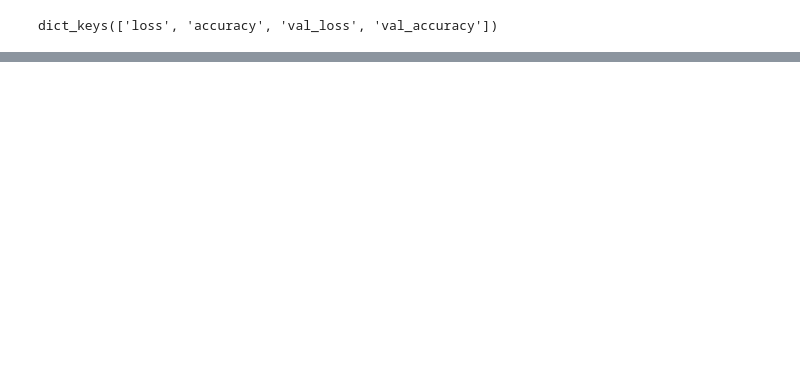
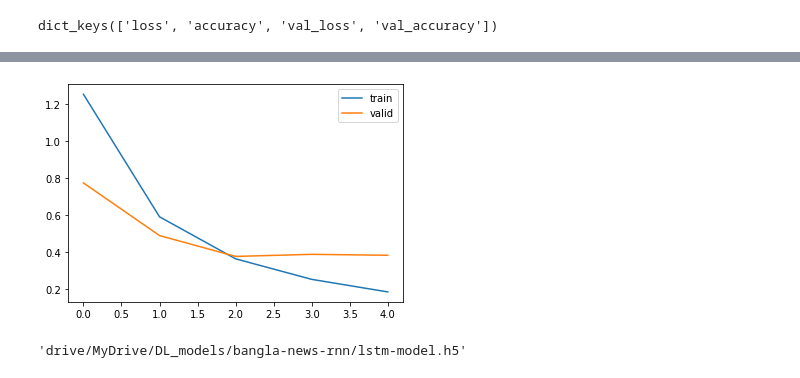
Before and after one commit to afs-chowdhury/nlp_rnn, a Jupyter notebook: bangla_news_classification.ipynb, the cells around one changed output, grey strips where cells are left out. Cells and saved outputs as stored; diff of their text form; code cells hidden in the pictures; blank space fills up the shorter version.

```diff
--- a/bangla_news_classification.ipynb
+++ b/bangla_news_classification.ipynb
@@ -575,0 +660,14 @@ model.save(saving_path)
+# %%
+plt.plot(lstm_history.history['loss'])
+plt.plot(lstm_history.history['val_loss'])
+plt.legend(['train', 'valid'])
+plt.show()
+# %% [output]
+[figure, added]
+# %%
+model_lstm_save_name = "lstm-model.h5"
+
+saving_path_lstm =saving_dir+model_lstm_save_name
+saving_path_lstm
+# %% [output]
+'drive/MyDrive/DL_models/bangla-news-rnn/lstm-model.h5'
```
Also changed, not shown: parts of 18 cells of this notebook.
